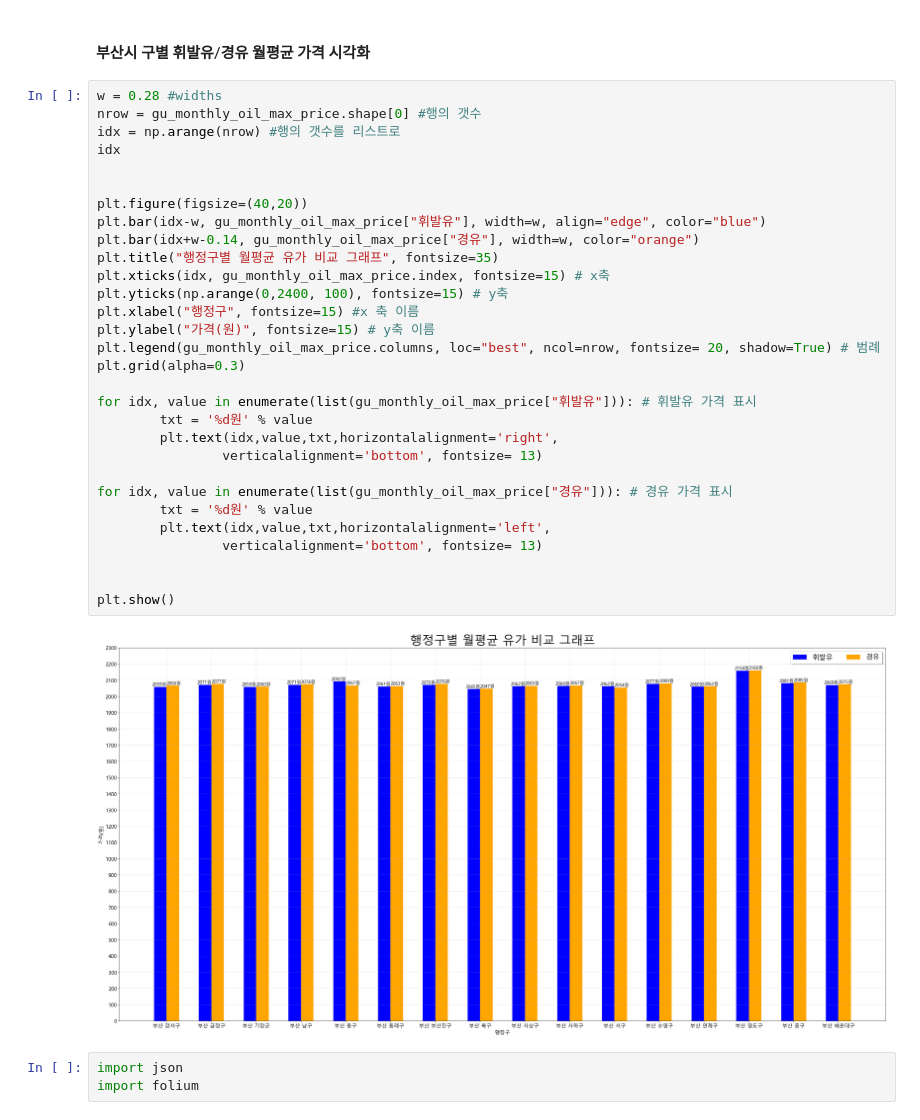
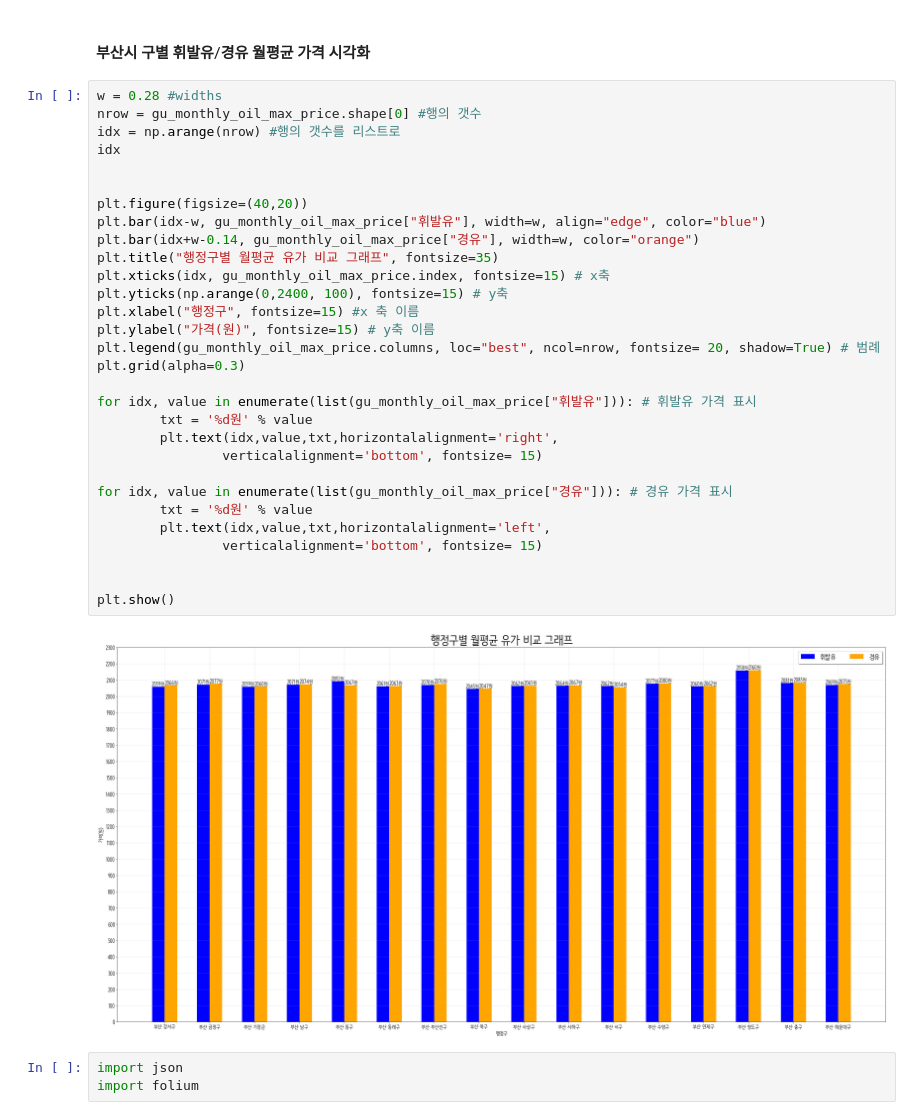
Before and after one commit to certainly-I/Busan-Oil-Price-Analysis, a Jupyter notebook: 주유소_전처리.ipynb, the cells around one changed output. Saved outputs shown, nothing was run; the diff lists cells and outputs as text.

```diff
--- a/주유소_전처리.ipynb
+++ b/주유소_전처리.ipynb
@@ -519,35 +516,35 @@ gu_monthly_oil_max_price
 # %%
 w = 0.28 #widths
 nrow = gu_monthly_oil_max_price.shape[0] #행의 갯수
 idx = np.arange(nrow) #행의 갯수를 리스트로
 idx
 
 
 plt.figure(figsize=(40,20))
 plt.bar(idx-w, gu_monthly_oil_max_price["휘발유"], width=w, align="edge", color="blue")
 plt.bar(idx+w-0.14, gu_monthly_oil_max_price["경유"], width=w, color="orange")
 plt.title("행정구별 월평균 유가 비교 그래프", fontsize=35)
 plt.xticks(idx, gu_monthly_oil_max_price.index, fontsize=15) # x축
 plt.yticks(np.arange(0,2400, 100), fontsize=15) # y축
 plt.xlabel("행정구", fontsize=15) #x 축 이름
 plt.ylabel("가격(원)", fontsize=15) # y축 이름
 plt.legend(gu_monthly_oil_max_price.columns, loc="best", ncol=nrow, fontsize= 20, shadow=True) # 범례
 plt.grid(alpha=0.3)
 
 for idx, value in enumerate(list(gu_monthly_oil_max_price["휘발유"])): # 휘발유 가격 표시
         txt = '%d원' % value
         plt.text(idx,value,txt,horizontalalignment='right',
-                verticalalignment='bottom', fontsize= 13)
+                verticalalignment='bottom', fontsize= 15)
 
 for idx, value in enumerate(list(gu_monthly_oil_max_price["경유"])): # 경유 가격 표시
         txt = '%d원' % value
         plt.text(idx,value,txt,horizontalalignment='left',
-                verticalalignment='bottom', fontsize= 13)
+                verticalalignment='bottom', fontsize= 15)
 
 
 plt.show()
 # %% [output]
-[figure, old version]
+[figure, new version]
 # %%
 import json
 import folium
```
Also changed, not shown: parts of 28 cells of this notebook, 7 other files.
